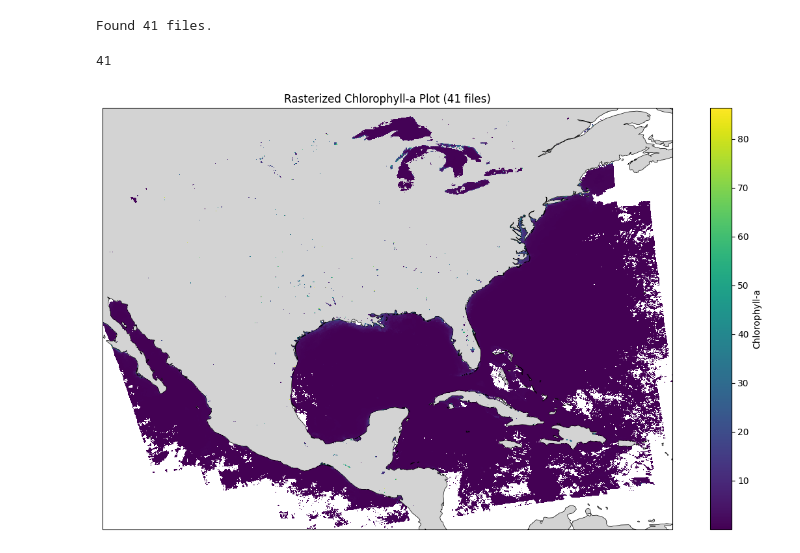
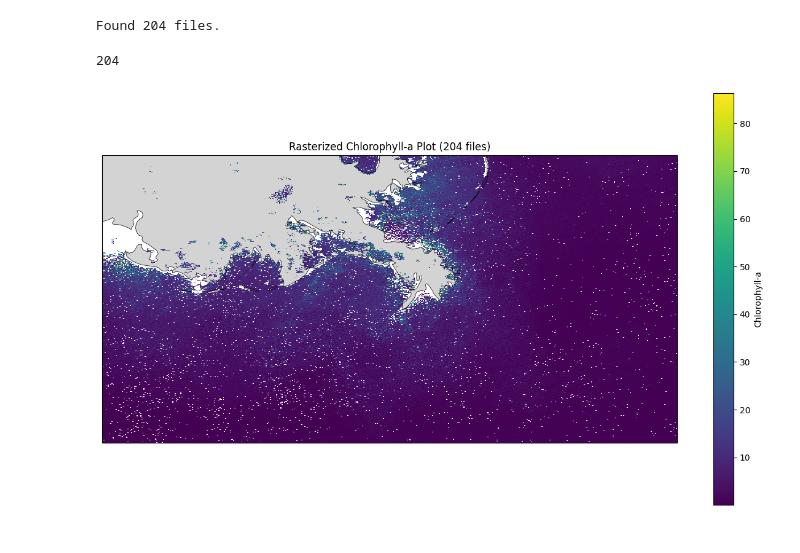
Before and after one commit to makaip/nasa-murep-local, a Jupyter notebook: river_plumes/graphpipeline.ipynb, the cells around one changed output. Cells and saved outputs as stored; diff of their text form; code cells hidden in the pictures.

```diff
--- a/river_plumes/graphpipeline.ipynb
+++ b/river_plumes/graphpipeline.ipynb
@@ -8,19 +8,17 @@ import cartopy.feature as cfeature
 
 from l2_pipeline import L2DatasetLoader
 # %%
-# === Load Data ===
-data_dir = "data"
+data_dir = r"E:\satdata"
 nc_files = glob.glob(os.path.join(data_dir, '**', '*.nc'), recursive=True)
 print(f"Found {len(nc_files)} files.")
 # %% [output]
-Found 41 files.
+Found 204 files.
 # %%
 loader = L2DatasetLoader(variable='chlor_a')
 datasets = loader.load_multiple(nc_files)
+len(datasets)
+# %% [output]
+204
-# %%
-len(datasets)
-# %% [output]
-41
 # %%
 import matplotlib.pyplot as plt
 import cartopy.crs as ccrs
@@ -60,35 +58,57 @@ all_var = np.concatenate([r[2] for r in results])
 # %%
 import matplotlib.pyplot as plt
 import cartopy.crs as ccrs
 import cartopy.feature as cfeature
 from scipy.stats import binned_statistic_2d
 import numpy as np
 
-lat_bins, lon_bins = 1000, 1000
+# Define bounding box
+lon_min, lon_max = -91.5, -87.5
+lat_min, lat_max = 28.0, 30.0
 
-# Create 2D histogram for chlor_a using binning
+# Clip data to bounding box
+mask = (
+    (all_lon >= lon_min) & (all_lon <= lon_max) &
+    (all_lat >= lat_min) & (all_lat <= lat_max)
+)
+clipped_lon = all_lon[mask]
+clipped_lat = all_lat[mask]
+clipped_var = all_var[mask]
+
+# Number of bins
+lat_bins, lon_bins = 250, 300
+
+# Compute 2D binned mean statistic
 stat, lat_edges, lon_edges, _ = binned_statistic_2d(
-    all_lat, all_lon, all_var, statistic='mean', bins=[lat_bins, lon_bins]
+    clipped_lat, clipped_lon, clipped_var, statistic='mean', bins=[lat_bins, lon_bins],
+    range=[[lat_min, lat_max], [lon_min, lon_max]]
 )
 
-# Meshgrid needed for pcolormesh (edges, not centers)
+# Meshgrid for pcolormesh (use edges)
 lon_grid, lat_grid = np.meshgrid(lon_edges, lat_edges)
 
 # ========== PLOTTING ==========
 fig = plt.figure(figsize=(12, 7))
 ax = plt.axes(projection=ccrs.PlateCarree())
 
-# Plot raster using pcolormesh
-raster = ax.pcolormesh(lon_grid, lat_grid, stat, cmap='viridis', shading='auto', transform=ccrs.PlateCarree())
+# Set the map extent
+ax.set_extent([lon_min, lon_max, lat_min, lat_max], crs=ccrs.PlateCarree())
+
+# Plot the raster data
+raster = ax.pcolormesh(
+    lon_grid, lat_grid, stat,
+    cmap='viridis', shading='auto',
+    transform=ccrs.PlateCarree()
+)
 
 # Add map features
 ax.add_feature(cfeature.COASTLINE, linewidth=0.5)
 ax.add_feature(cfeature.LAND, facecolor='lightgray')
 
 # Colorbar and title
 plt.colorbar(raster, label='Chlorophyll-a')
 plt.title(f"Rasterized Chlorophyll-a Plot ({len(datasets_subset)} files)")
 plt.tight_layout()
 plt.show()
 # %% [output]
-[figure, old version]
+[figure, new version]
```
Also changed, not shown: parts of 3 cells of this notebook, 2 other files.
